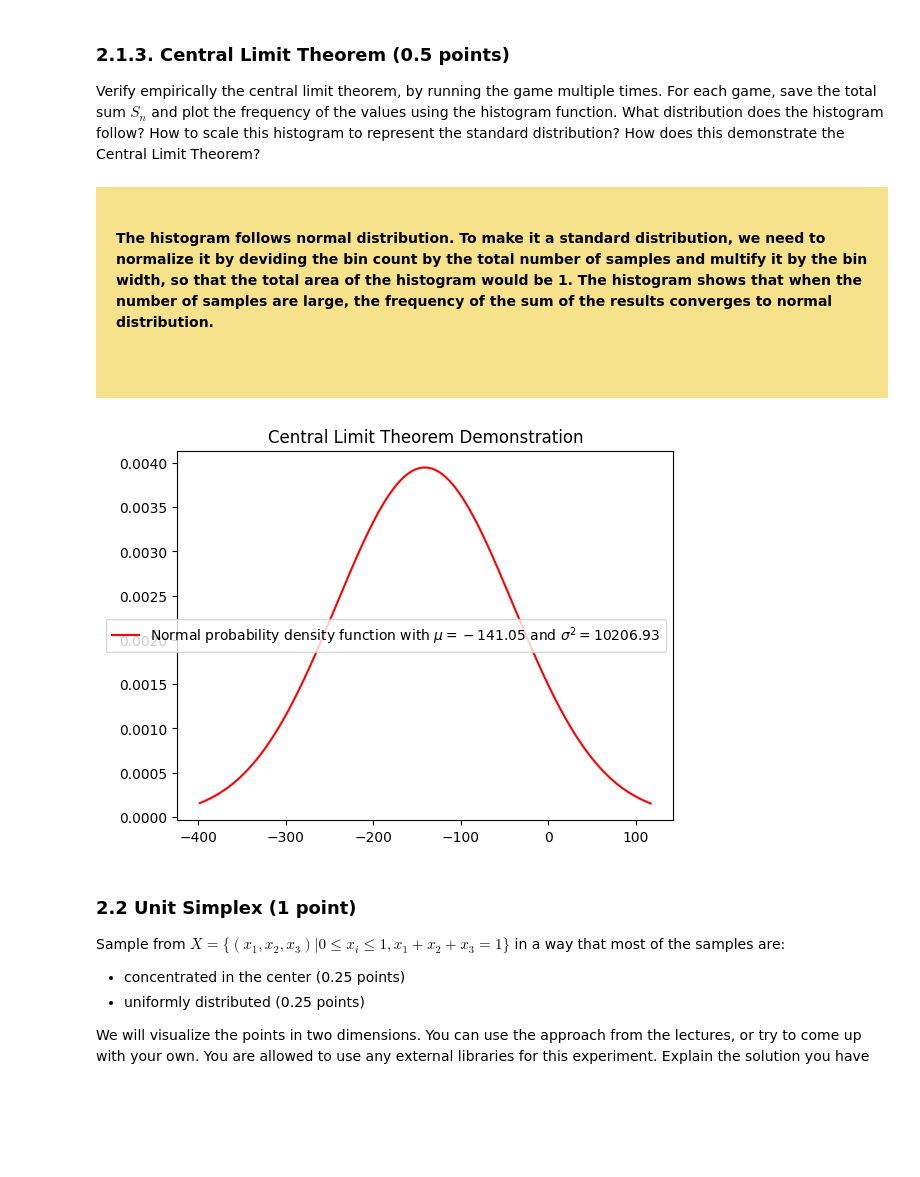
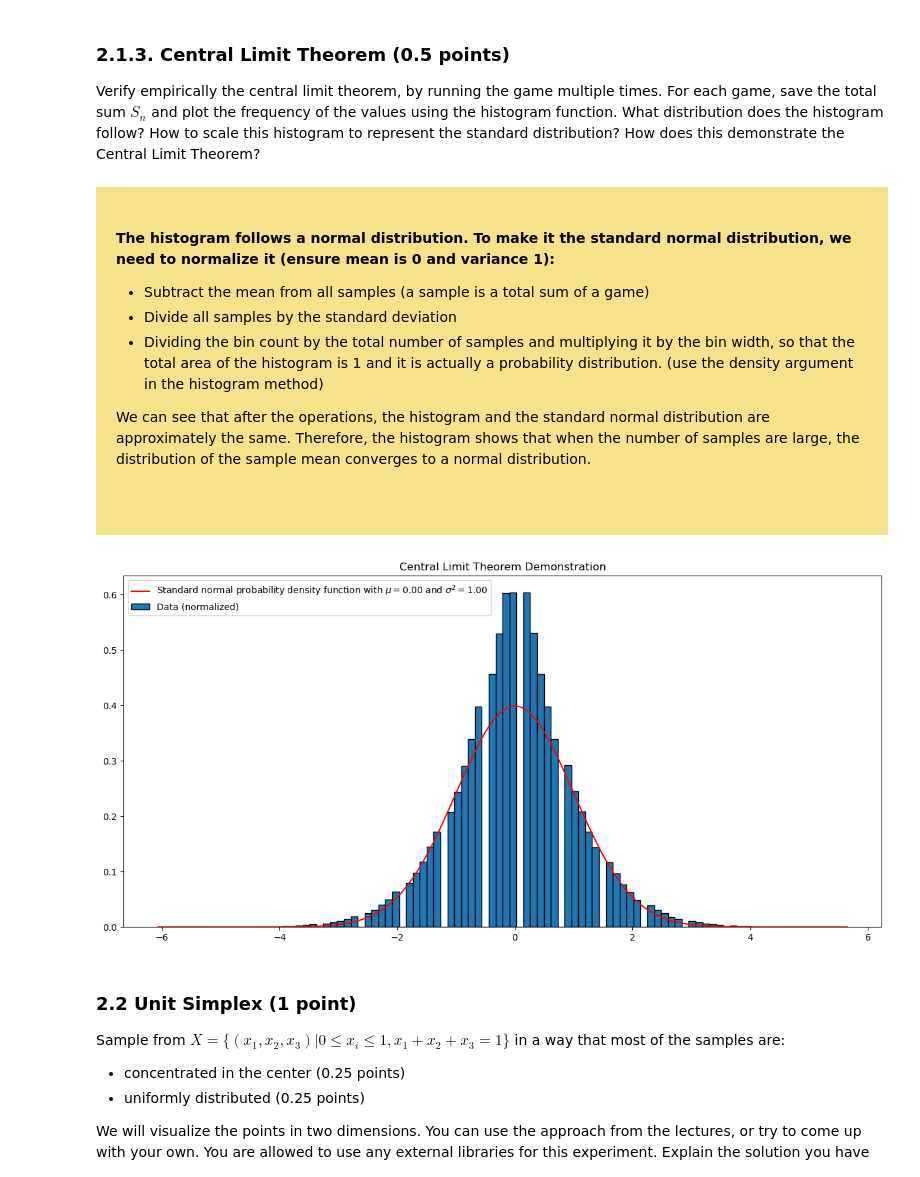
Before and after one commit to Anananas42/NP-hard-assignment2, a Jupyter notebook: Assignment3-Students.ipynb, the cells around one changed output. Saved outputs shown, nothing was run; the diff lists cells and outputs as text; code cells hidden in the pictures; blank space fills up the shorter version.

```diff
--- a/Assignment3-Students.ipynb
+++ b/Assignment3-Students.ipynb
@@ -53,7 +53,7 @@ def custom_histogram(data, bins, density = False):
         counts[index] += 1
 
     if density:
-        area = sum(counts) * interval
+        area = np.sum(counts) * interval
         counts = [n / area for n in counts]
 
     return counts, bin_edges
@@ -715,7 +715,10 @@ def coinToss():
     - int: the random variable X_i - 1 if heads, -1 if tails
     """
     # YOUR CODE HERE
-    return np.random.choice([-1,1])
+    if uniform_rv() < 0.5:
+        return -1
+    else:
+        return 1
 
 def coinTossGame(n):
     """
@@ -781,35 +784,51 @@ plt.show()
 ### 2.1.3. Central Limit Theorem (0.5 points)
 Verify empirically the central limit theorem, by running the game multiple times. For each game, save the total sum $S_n$ and plot the frequency of the values using the histogram function. What distribution does the histogram follow? How to scale this histogram to represent the standard distribution? How does this demonstrate the Central Limit Theorem?
 # %% [markdown]
-<div style="background: #f6e28b; padding: 20px"><br>
+<div style="background: #f6e28b; padding: 20px;color:black"><br>
 
-<b>The histogram follows normal distribution. To make it a standard distribution, we need to normalize it by deviding the bin count by the total number of samples and multify it by the bin width, so that the total area of the histogram would be 1. The histogram shows that when the number of samples are large, the frequency of the sum of the results converges to normal distribution.
+<b>The histogram follows a normal distribution. To make it the standard normal distribution, we need to normalize it (ensure mean is 0 and variance 1):
+- Subtract the mean from all samples (a sample is a total sum of a game)
+- Divide all samples by the standard deviation
+- Dividing the bin count by the total number of samples and multiplying it by the bin width, so that the total area of the histogram is 1 and it is actually a probability distribution. (use the density argument in the histogram method)
+
+We can see that after the operations, the histogram and the standard normal distribution are approximately the same. Therefore, the histogram shows that when the number of samples are large, the distribution of the sample mean converges to a normal distribution.
 
 <br></div>
 # %%
 n_games = 100000
 n = 100
 
 sums = [] # replace this with Sn from each game
 
-sum = 0
-for i in range(n_games):
-    sum += coinToss()
-    sums.append(sum)
+for _ in range(n_games):
+    s = 0
+    for _ in range(n):
+        s += coinToss()
+        sums.append(s/n)
 
+std = np.std(sums)
+mean = np.mean(sums)
+standardized_sums = (sums - mean) / std
 
-actual_mean = np.mean(sums)
-actual_var = np.var(sums)
+n_bins = n
+
+# Generate histogram data
+hist, bin_edges = custom_histogram(standardized_sums, n_bins, density = True) # with density scaling
+
+# Plotting the histogram as a probability distribution
+fig, ax = plt.subplots(1, 1, figsize = (15, 7))
+bin_centers = (np.diff(bin_edges) / 2 + bin_edges[:-1])
+ax.bar(bin_centers, hist, width = np.diff(bin_centers)[0], edgecolor = 'black', label = "Data (normalized)")
 
 # Plotting the actual probability density function
-xx = np.linspace(min(sums), max(sums), 1000)
-yy = [normal_pdf(x, actual_mean, actual_var) for x in xx]
-plt.plot(xx, yy, color = "r", label = f"Normal probability density function with $\\mu = {actual_mean:0.2f}$ and $\\sigma^2 = {actual_var:0.2f}$")
+xx = np.linspace(min(standardized_sums), max(standardized_sums), 1000)
+yy = [normal_pdf(x, 0, 1) for x in xx]
+ax.plot(xx, yy, color = "r", label = f"Standard normal probability density function with $\\mu = {0:0.2f}$ and $\\sigma^2 = {1:0.2f}$")
 plt.title('Central Limit Theorem Demonstration')
-plt.legend()
+ax.legend()
 plt.show()
 # %% [output]
-[figure, old version]
+[figure, new version]
 # %% [markdown]
 ### 2.2 Unit Simplex (1 point)
 Sample from $X =\{(x_1, x_2, x_3)|0 ≤ x_i ≤ 1, x_1 + x_2 + x_3 = 1\}$ in a way that most of the samples are:
```
Also changed, not shown: parts of 12 cells of this notebook.
